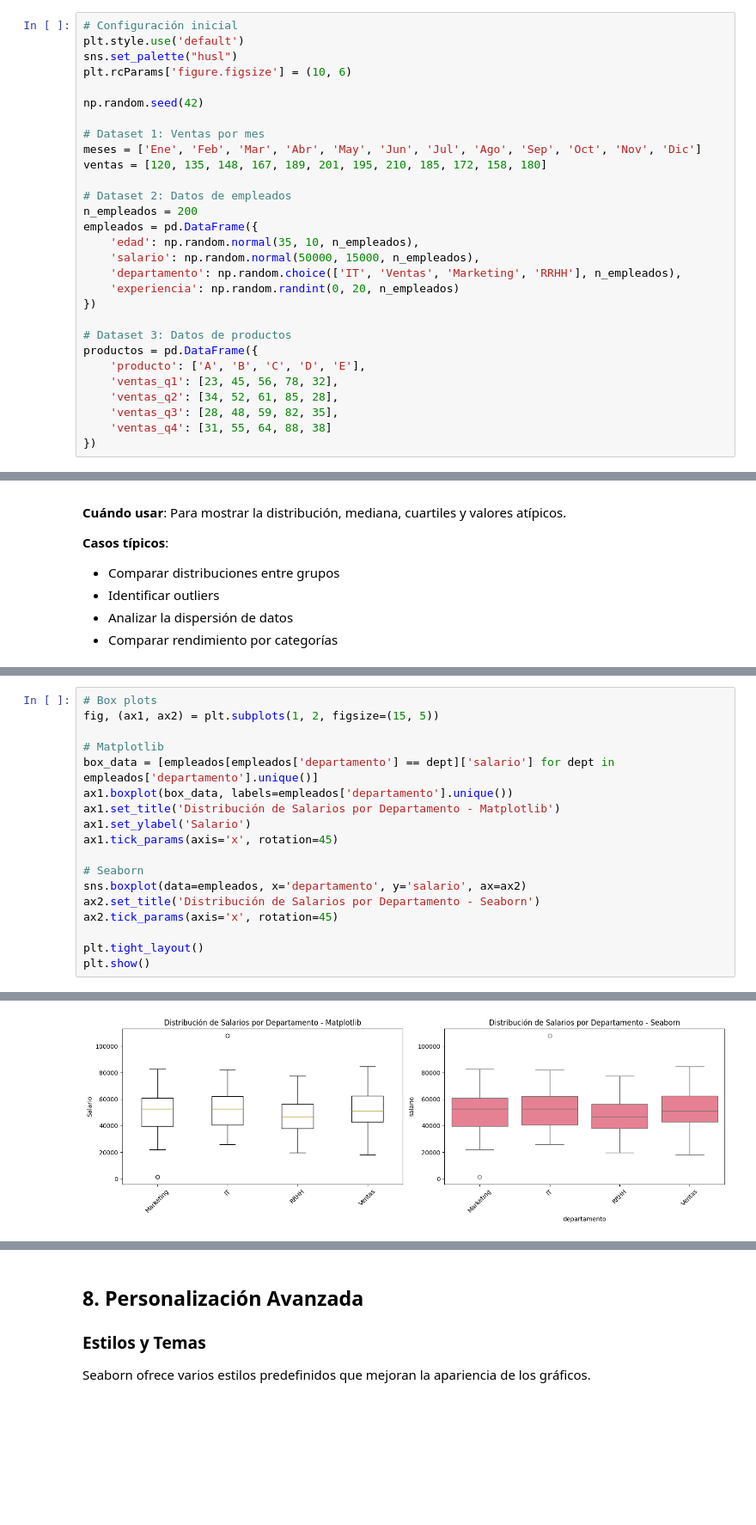
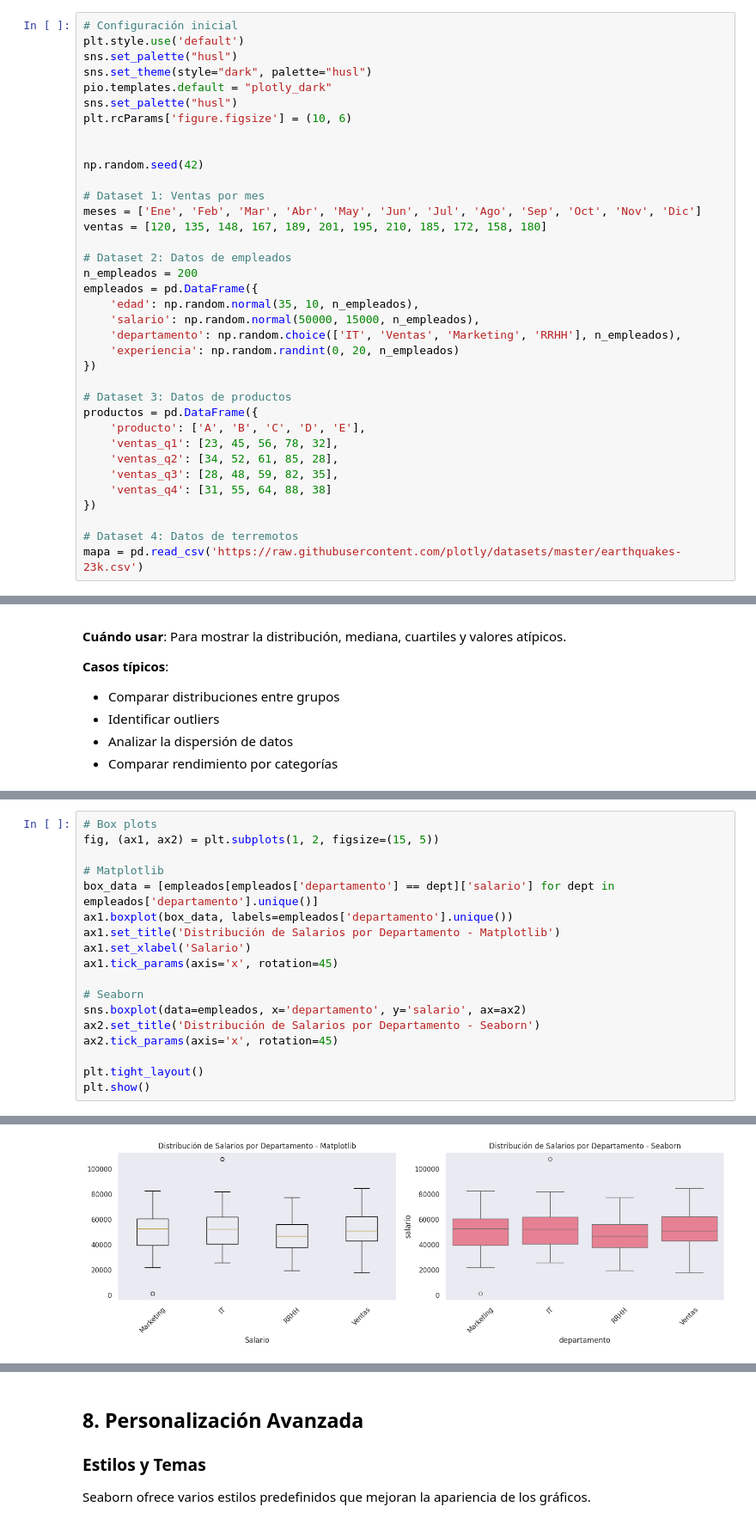
Before and after one commit to FranFer03/curso_data_utn, a Jupyter notebook: notebooks/clases/08_graficos.ipynb, the cells around one changed output, grey strips where cells are left out. Shown at 86% size. Drawn from its saved outputs; the diff is of its cells as text; blank space fills up the shorter version.

```diff
--- a/notebooks/clases/08_graficos.ipynb
+++ b/notebooks/clases/08_graficos.ipynb
@@ -15,7 +17,11 @@ import seaborn as sns
 # Configuración inicial
 plt.style.use('default')
 sns.set_palette("husl")
+sns.set_theme(style="dark", palette="husl")
+pio.templates.default = "plotly_dark"
+sns.set_palette("husl")
 plt.rcParams['figure.figsize'] = (10, 6)
+
 
 np.random.seed(42)
 
@@ -40,6 +46,9 @@ productos = pd.DataFrame({
     'ventas_q3': [28, 48, 59, 82, 35],
     'ventas_q4': [31, 55, 64, 88, 38]
 })
+
+# Dataset 4: Datos de terremotos
+mapa = pd.read_csv('https://raw.githubusercontent.com/plotly/datasets/master/earthquakes-23k.csv')
 # %% [markdown]
 ## 1. Gráficos de Línea
 
@@ -239,7 +279,7 @@ fig, (ax1, ax2) = plt.subplots(1, 2, figsize=(15, 5))
 box_data = [empleados[empleados['departamento'] == dept]['salario'] for dept in empleados['departamento'].unique()]
 ax1.boxplot(box_data, labels=empleados['departamento'].unique())
 ax1.set_title('Distribución de Salarios por Departamento - Matplotlib')
-ax1.set_ylabel('Salario')
+ax1.set_xlabel('Salario')
 ax1.tick_params(axis='x', rotation=45)
 
 # Seaborn
@@ -253 +294 @@ plt.show()
-[figure, old version]
+[figure, new version]
```
Also changed, not shown: parts of 41 cells of this notebook, 1 other file.
